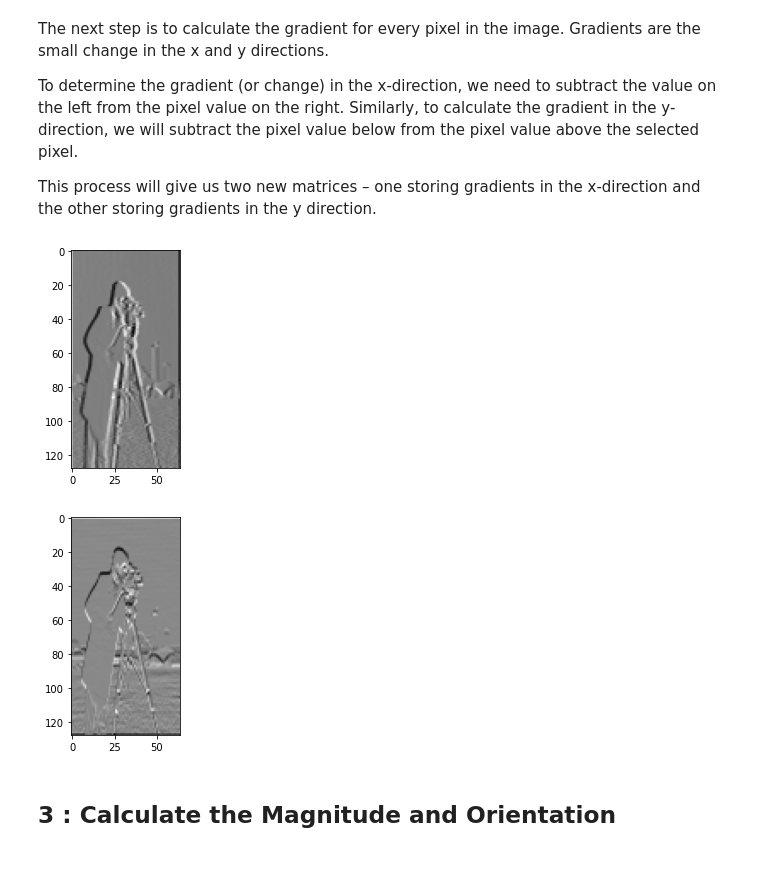
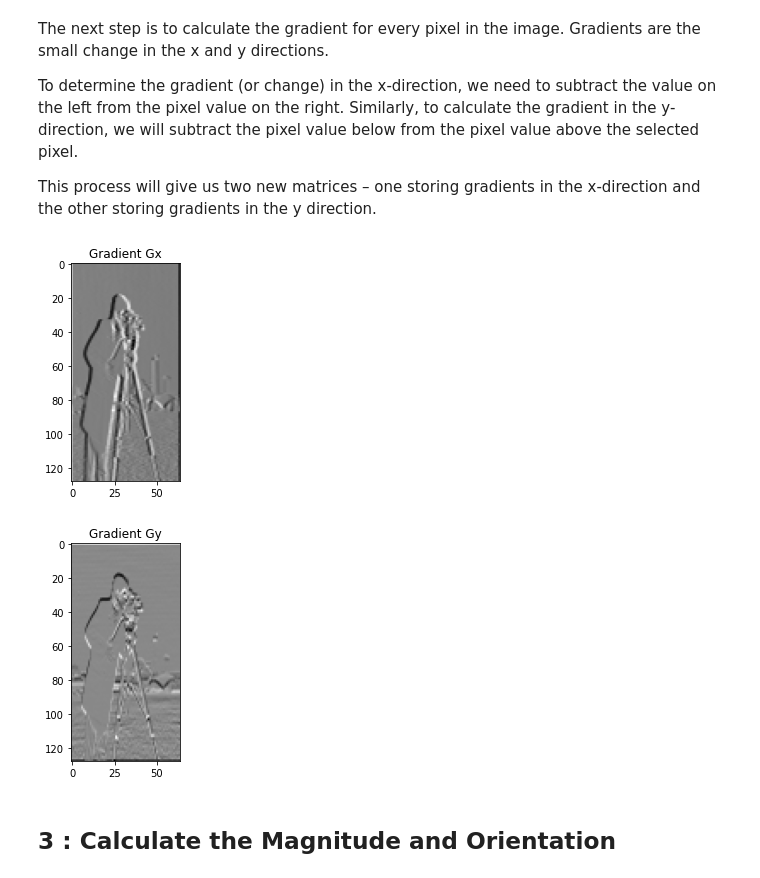
Before and after one commit to lisacsn/Histogram-of-Oriented-Gradients, a Jupyter notebook: Projet Hog.ipynb, the cells around one changed output. Saved outputs shown, nothing was run; the diff lists cells and outputs as text; code cells hidden in the pictures.

```diff
--- a/Projet Hog.ipynb
+++ b/Projet Hog.ipynb
@@ -64,12 +67,14 @@ def matrice_y(img, h):
     return matrice_x(img, h.T)
 # %%
 plt.imshow(matrice_x(image_resized, masque), 'gray')
+plt.title("Gradient Gx")
 plt.show()
 plt.imshow(matrice_y(image_resized, masque), 'gray')
+plt.title("Gradient Gy")
 plt.show()
 # %% [output]
-[figure, old version]
+[figure, new version]
-[figure, old version]
+[figure, new version]
 # %% [markdown]
 ## 3 : Calculate the Magnitude and Orientation
 # %% [markdown]
```
Also changed, not shown: parts of 12 cells of this notebook.
